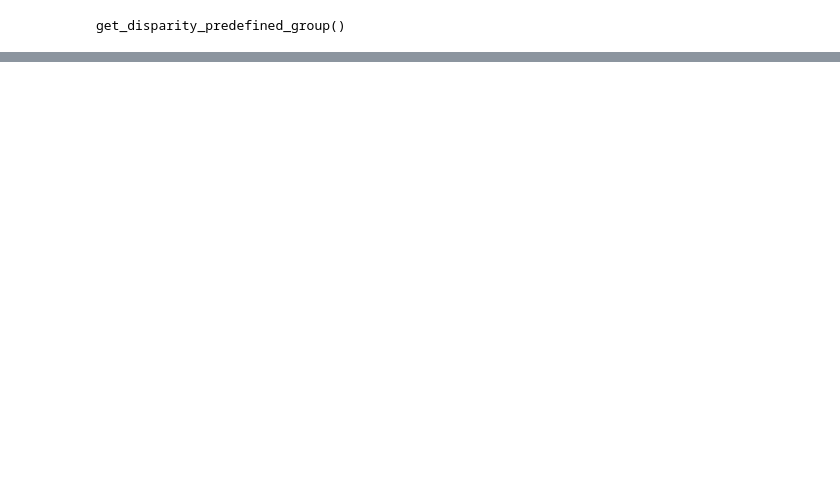
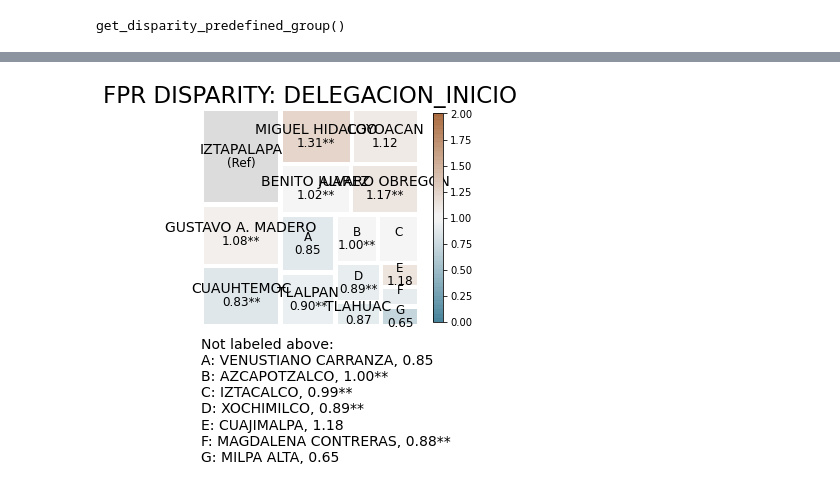
Before and after one commit to robperch/intro_to_ds_project, a Jupyter notebook: notebooks/Ele/EvaluacionModelo.ipynb, the cells around one changed output, grey strips where cells are left out. Cells and saved outputs as stored; diff of their text form; code cells hidden in the pictures; blank space fills up the shorter version.

```diff
--- a/notebooks/Ele/EvaluacionModelo.ipynb
+++ b/notebooks/Ele/EvaluacionModelo.ipynb
@@ -310,5 +305,5 @@ def group(df):
 # %%
-xtab, conteos_grupo,metricas_absolutas=group(df_aeq)
+xtab, conteos_grupo,metricas_absolutas,absolute_metrics=group(df_aeq)
 # %% [output]
 model_id, score_thresholds 0 {'rank_abs': [16360]}
 # %%
@@ -394,20 +394,3 @@ bdf = bias.get_disparity_predefined_groups(xtab, original_df=df_aeq,
                                         mask_significance=True)
 # %% [output]
 get_disparity_predefined_group()
-# %%
-#def bias(df_aeq):
-#    """
-#     args:
-#        df (dataframe): Recibe el data frame que tiene los features sobre los que queremos medir la disparidad
-#     returns:
-#        -
-#   """
-bias = Bias()
-bdf = bias.get_disparity_predefined_groups(xtab,
-                                           original_df=df_aeq,
-                                    ref_groups_dict={'delegacion_inicio':'IZTAPALAPA'},
-                                    alpha=0.05, check_significance=True,
-                                    mask_significance=True)
-bdf[['attribute_name', 'attribute_value'] + bias.list_disparities(bdf)].round(2)
-
-#return bdf, m_disparity
@@ -417,2 +396,0 @@ KeyError: 'binary_score'
-# %%
-bdf, m_disparity=bias(df_aeq)
@@ -422,5 +396,0 @@ KeyError: 'binary_score'
-# %%
-aeq = Plot()
-m_disparity = aeq.plot_disparity_all(majority_bdf,
-                                     metrics=['fpr','fdr','fnr'],
-                                     significance_alpha=0.05)
@@ -426,0 +419,5 @@ m_disparity = aeq.plot_disparity_all(majority_bdf,
+# %%
+fpr_disparity = aeq.plot_disparity(bdf, group_metric='fpr_disparity', attribute_name='delegacion_inicio',
+                                   significance_alpha=0.05)
+# %% [output]
+[figure, added]
```
Also changed, not shown: parts of 22 cells of this notebook.
